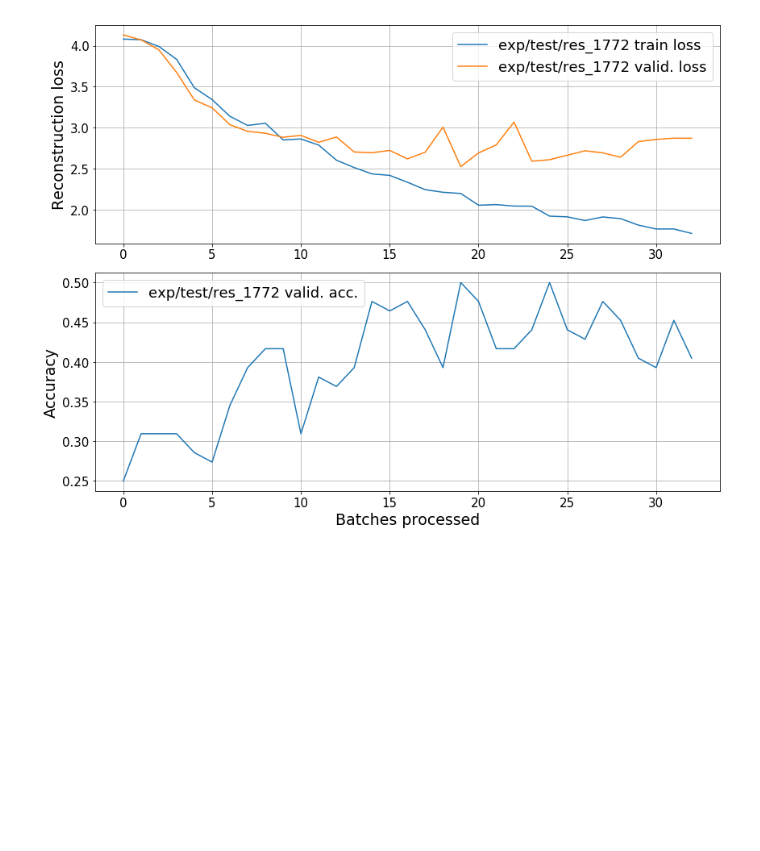
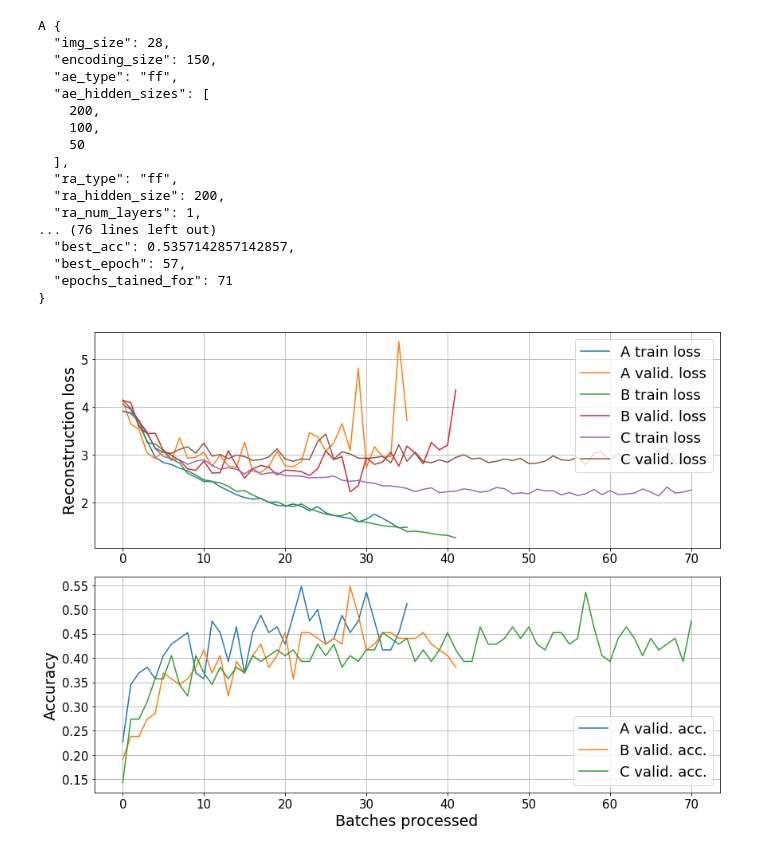
Before and after one commit to KamenB/mlp-03, a Jupyter notebook: out/Plot curves.ipynb, the cells around one changed output. Cells and saved outputs as stored; diff of their text form; code cells hidden in the pictures; blank space fills up the shorter version.

Commit message:
Add labeling to curve plots

```diff
--- a/out/Plot curves.ipynb
+++ b/out/Plot curves.ipynb
@@ -9,41 +9,64 @@ import matplotlib.pyplot as plt
 %matplotlib inline
 # %%
 # Folders: indices
-which_models = {'exp/test/res': [1772]}
+which_models = {'exp/01_e2e/res': [1518, 2059, 210]}
 
 tick_size = 15
 title_size = 20
 legend_size = 18
 axis_label_size = 19
 marker_size = 10
 
 fig, axs = plt.subplots(2,1, figsize=(12,9))
 
+counter = 0
 for folder in which_models:
     for idx in which_models[folder]:
         with open(os.path.join(folder, f'{idx}.json')) as fp:
             x = json.load(fp)
             train = x['losses']['train_loss']
             val = x['losses']['val_loss']
             acc = x['losses']['val_acc']
             batch_size = x['batch_size']
         # Adjust incorrect normalization in train_test
         train = [x * batch_size * 672 / (672 - 672 % batch_size) for x in train]
         val = [x * 84 for x in val]
-        axs[0].plot(train, label=f'{folder}_{idx} train loss')
-        axs[0].plot(val, label=f'{folder}_{idx} valid. loss')
-        axs[1].plot(acc, label=f'{folder}_{idx} valid. acc.')
+
+        del x['losses']
+        label = chr(ord('A') + counter)
+        print(label, json.dumps(x,indent = 2))
+        axs[0].plot(train, label=f'{label} train loss')
+        axs[0].plot(val, label=f'{label} valid. loss')
+        axs[1].plot(acc, label=f'{label} valid. acc.')
+        counter += 1
 
 axs[0].set_ylabel('Reconstruction loss', fontsize=axis_label_size)
 axs[1].set_ylabel('Accuracy', fontsize=axis_label_size)
 
 axs[1].set_xlabel('Batches processed', fontsize=axis_label_size)
 
 for ax in axs:
     ax.grid()
     ax.legend(fontsize=legend_size)
     ax.tick_params(axis='both', labelsize=tick_size)
 
 plt.tight_layout()
 # %% [output]
+A {
+  "img_size": 28,
+  "encoding_size": 150,
+  "ae_type": "ff",
+  "ae_hidden_sizes": [
+    200,
+    100,
+    50
+  ],
+  "ra_type": "ff",
+  "ra_hidden_size": 200,
+  "ra_num_layers": 1,
+... (76 lines left out)
+  "best_acc": 0.5357142857142857,
+  "best_epoch": 57,
+  "epochs_tained_for": 71
+}
-[figure, old version]
+[figure, new version]
```
